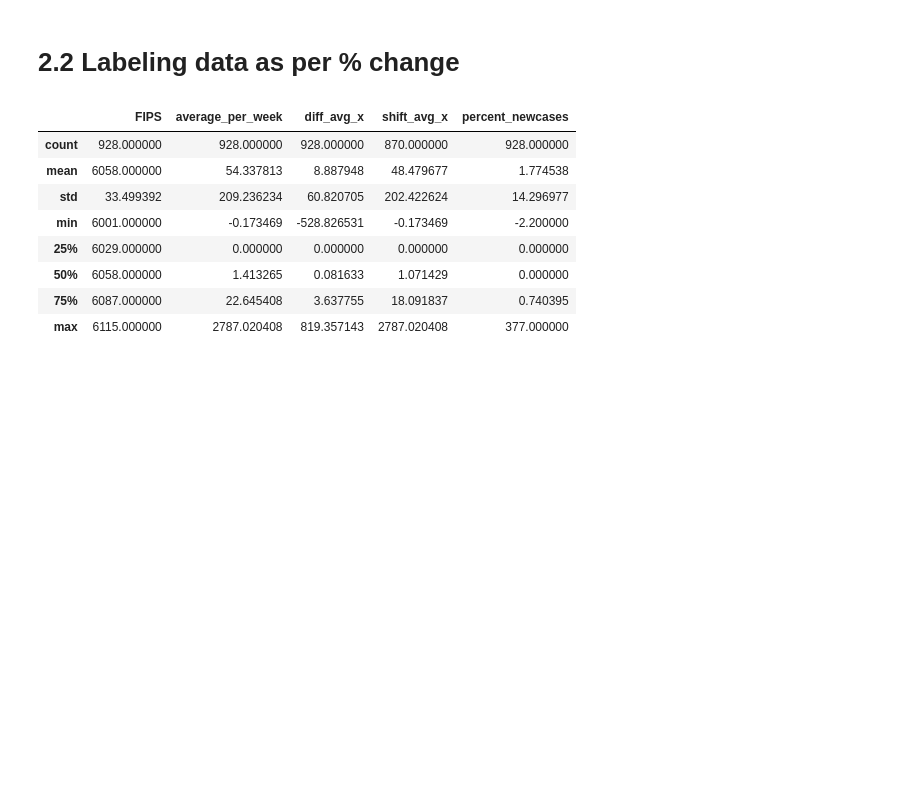
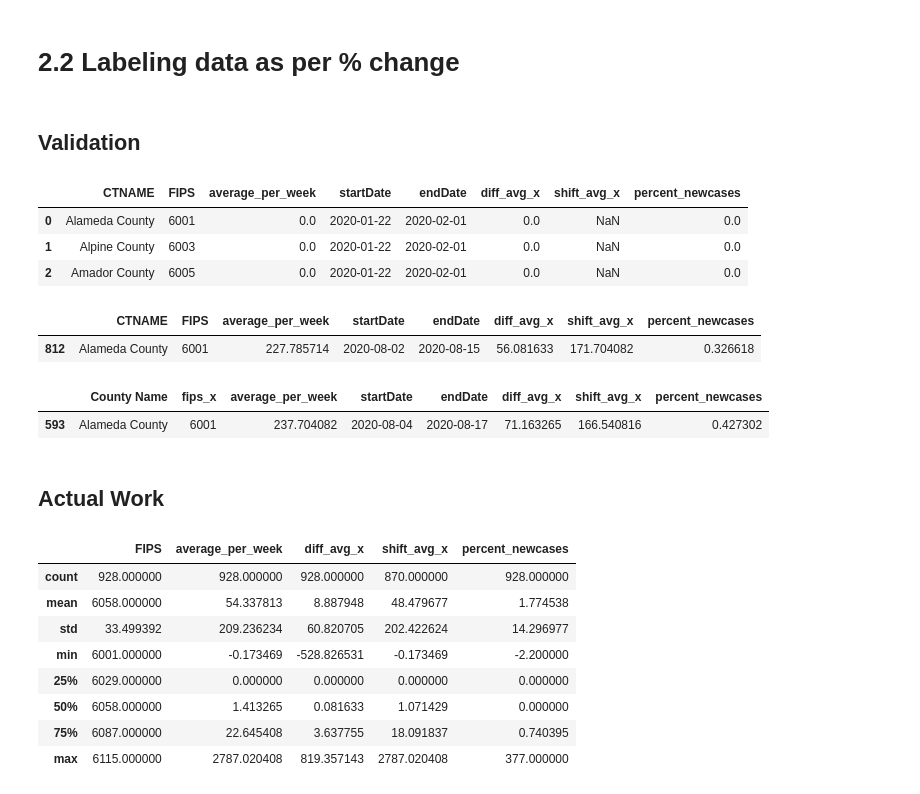
Before and after one commit to jeyasri-s2/meansquares, a Jupyter notebook: CA_LabelingData.ipynb, the cells around one changed output. Cells and saved outputs as stored; diff of their text form; code cells hidden in the pictures; blank space fills up the shorter version.

```diff
--- a/CA_LabelingData.ipynb
+++ b/CA_LabelingData.ipynb
@@ -1839,6 +1885,27 @@ average_newCases_df2[average_newCases_df2['CTNAME'] == 'Santa Clara County']
 | 912 | Santa Clara County | 6085 | 292.885714 | 2020-08-16 | 2020-08-20 | 47.518367 | 245.367347 | 0.193662 |
 # %% [markdown]
 # 2.2 Labeling data as per % change
+# %% [markdown]
+## Validation
+# %%
+average_newCases_df2.head(3)
+# %% [output]
+|  | CTNAME | FIPS | average_per_week | startDate | endDate | diff_avg_x | shift_avg_x | percent_newcases |
+| 0 | Alameda County | 6001 | 0.0 | 2020-01-22 | 2020-02-01 | 0.0 | NaN | 0.0 |
+| 1 | Alpine County | 6003 | 0.0 | 2020-01-22 | 2020-02-01 | 0.0 | NaN | 0.0 |
+| 2 | Amador County | 6005 | 0.0 | 2020-01-22 | 2020-02-01 | 0.0 | NaN | 0.0 |
+# %%
+average_newCases_df2[(average_newCases_df2['FIPS']== 6001) & (average_newCases_df2['startDate']=='2020-08-02')]
+# %% [output]
+|  | CTNAME | FIPS | average_per_week | startDate | endDate | diff_avg_x | shift_avg_x | percent_newcases |
+| 812 | Alameda County | 6001 | 227.785714 | 2020-08-02 | 2020-08-15 | 56.081633 | 171.704082 | 0.326618 |
+# %%
+test_ca_combined[(test_ca_combined['fips_x']== 6001) & (test_ca_combined['startDate']=='2020-08-04')]
+# %% [output]
+|  | County Name | fips_x | average_per_week | startDate | endDate | diff_avg_x | shift_avg_x | percent_newcases |
+| 593 | Alameda County | 6001 | 237.704082 | 2020-08-04 | 2020-08-17 | 71.163265 | 166.540816 | 0.427302 |
+# %% [markdown]
+## Actual Work
 # %%
 average_newCases_df2.describe()
 # %% [output]
```
Also changed, not shown: parts of 16 cells of this notebook.
